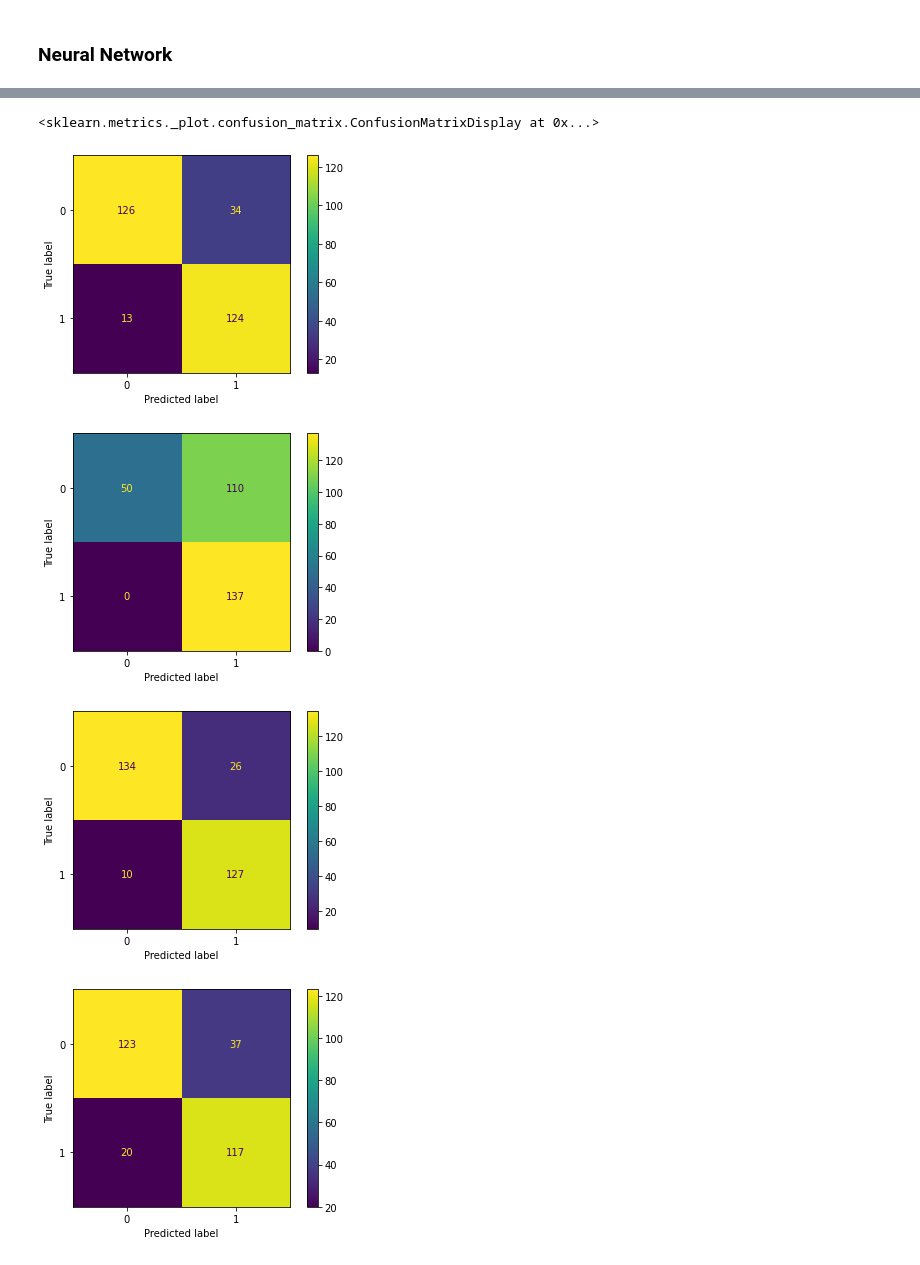
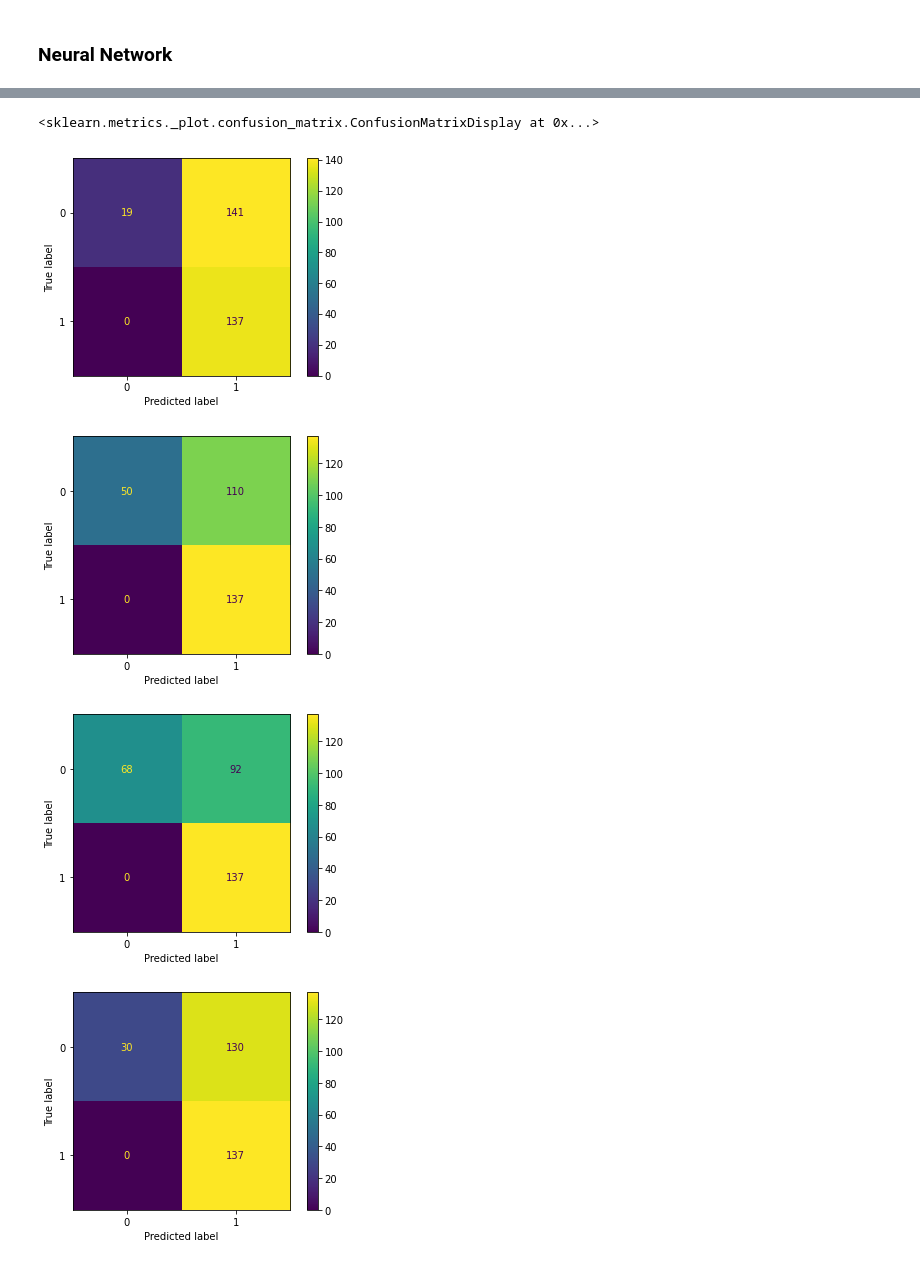
Before and after one commit to Daniel-Moreira/data_projects, a Jupyter notebook: heart_disease/HeartDisease.ipynb, the cells around one changed output, grey strips where cells are left out. Cells and saved outputs as stored; diff of their text form; code cells hidden in the pictures.

```diff
--- a/heart_disease/HeartDisease.ipynb
+++ b/heart_disease/HeartDisease.ipynb
@@ -257,7 +257,7 @@ df_features['chest_pain'] = df_heart['cp'].map({0:'typical_anginal', 1:'atypical
 df_features['resting_ecg'] = df_heart['restecg'].map({0:'normal', 1:'abnormality', 2:'hypertrophy' })
 df_features['slope'] = df_heart['slope'].map({0:'upsloping', 1:'flat', 2:'downsloping' })
 
-df_features.drop(columns=['cp', 'restecg', 'fbs'], inplace=True)
+df_features.drop(columns=['cp', 'restecg'], inplace=True)
 
 df_features.head(5)
 # %% [output]
@@ -476,15 +476,6 @@ def plot_learning_curve(estimator, title, X, y, axes=None, ylim=None, cv=None,
     axes[4].set_ylabel("fit_times")
     axes[4].set_title("Scalability of the model")
 
-    # Plot fit_time vs score
-    axes[5].grid()
-    axes[5].plot(fit_times_mean, test_scores_mean, 'o-')
-    axes[5].fill_between(fit_times_mean, test_scores_mean - test_scores_std,
-                         test_scores_mean + test_scores_std, alpha=0.1)
-    axes[5].set_xlabel("fit_times")
-    axes[5].set_ylabel("Score")
-    axes[5].set_title("Performance of the model")
-
     return plt
 # %% [markdown]
 ### Logistic Regression
@@ -736,5 +727,5 @@ Metrics:
 # %%
-fig, axes = plt.subplots(6, 4, figsize=(20, 15))
+fig, axes = plt.subplots(5, 4, figsize=(20, 15))
 
 plot_learning_curve(lr, 'Learning Curves (Linear Regression)', X, Y, axes=axes[:, 0],
                     cv=folds, n_jobs=4)
@@ -797,26 +789,32 @@ Neural Network
 # %%
+# Confusion matix for all data
 index = next(index for index, x in enumerate(metrics['lr']['tpr']) if x == 1.0)
 cm = confusion_matrix(Y, lr.predict_proba(X)[:, 1] >= metrics['lr']['thresholds'][index])
 disp = ConfusionMatrixDisplay(confusion_matrix=cm)
 disp.plot()
 
 index = next(index for index, x in enumerate(metrics['ada']['tpr']) if x == 1.0)
 cm = confusion_matrix(Y, ada.predict_proba(X)[:, 1] >= metrics['ada']['thresholds'][index])
+disp = ConfusionMatrixDisplay(confusion_matrix=cm)
+disp.plot()
+
+index = next(index for index, x in enumerate(metrics['knn']['tpr']) if x == 1.0)
+cm = confusion_matrix(Y, knn.predict_proba(X)[:, 1] >= metrics['knn']['thresholds'][index])
 disp = ConfusionMatrixDisplay(confusion_matrix=cm)
 disp.plot()
 
 index = next(index for index, x in enumerate(metrics['svm']['tpr']) if x == 1.0)
 cm = confusion_matrix(Y, svc.predict_proba(X)[:, 1] >= metrics['svm']['thresholds'][index])
 disp = ConfusionMatrixDisplay(confusion_matrix=cm)
 disp.plot()
 
 index = next(index for index, x in enumerate(metrics['nn']['tpr']) if x == 1.0)
 cm = confusion_matrix(Y, nn.predict(X) >= metrics['nn']['thresholds'][index])
 disp = ConfusionMatrixDisplay(confusion_matrix=cm)
 disp.plot()
 # %% [output]
 <sklearn.metrics._plot.confusion_matrix.ConfusionMatrixDisplay at 0x...>
-[figure, old version]
+[figure, new version]
 [figure]
-[figure, old version]
+[figure, new version]
-[figure, old version]
+[figure, new version]
```
Also changed, not shown: parts of 15 cells of this notebook.
